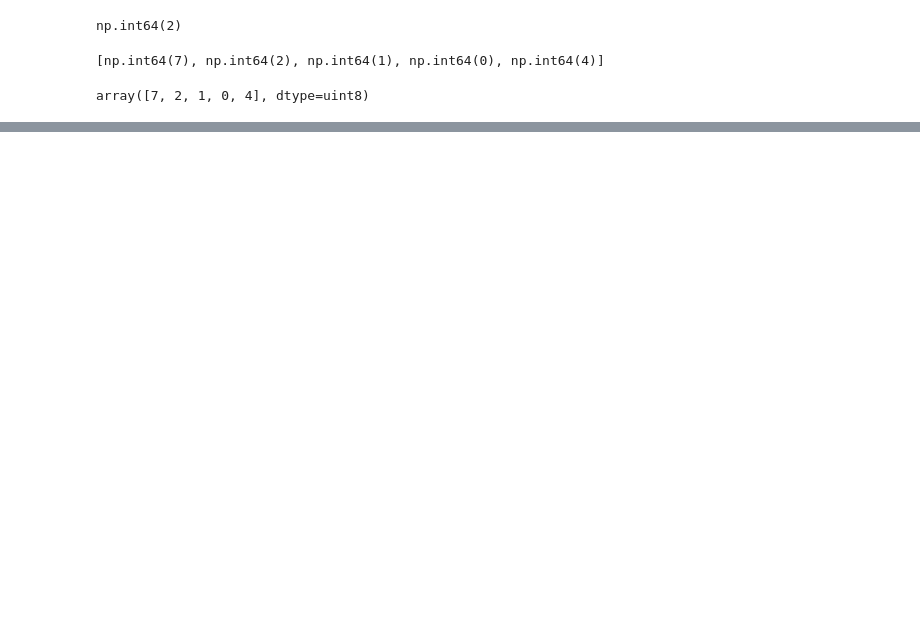
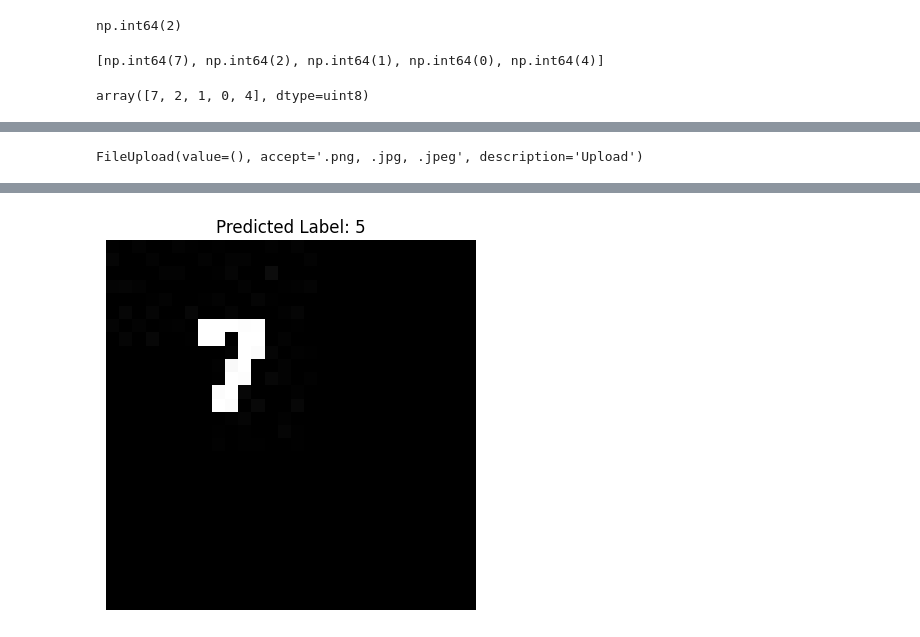
Before and after one commit to Avinash2003-11/Deep-learning, a Jupyter notebook: hnd.ipynb, the cells around one changed output, grey strips where cells are left out. Drawn from its saved outputs; the diff is of its cells as text; code cells hidden in the pictures; blank space fills up the shorter version.

Commit message:
updated handwritten digit recogonition

```diff
--- a/hnd.ipynb
+++ b/hnd.ipynb
@@ -258,0 +302,39 @@ Epoch 5/5
+# %%
+upload  = widgets.FileUpload(accept = '.png, .jpg, .jpeg', multiple = False)
+display(upload)
+# %% [output]
+FileUpload(value=(), accept='.png, .jpg, .jpeg', description='Upload')
+# %%
+import io
+from PIL import Image
+import numpy as np
+import matplotlib.pyplot as plt
+
+# Get uploaded image content
+file_info = upload.value[0]
+image_data = file_info['content']
+
+# Open and preprocess image
+img = Image.open(io.BytesIO(image_data)).convert("L")
+img = img.resize((28, 28))
+
+# Convert to numpy array and normalize
+img_array = np.array(img) / 255.0
+
+# Invert if background is white (MNIST has white digits on black background)
+if np.mean(img_array) > 0.5:
+    img_array = 1 - img_array
+
+# Reshape for CNN input: (batch, height, width, channels)
+img_array = img_array.reshape(1, 28, 28, 1)
+
+# Predict using model
+prediction = model.predict(img_array)
+predicted_label = np.argmax(prediction[0])
+
+# Display result
+plt.imshow(img_array.squeeze(), cmap='gray')  # remove batch and channel dims
+plt.title(f"Predicted Label: {predicted_label}")
+plt.axis("off")
+plt.show()
+# %% [output]
@@ -258,0 +342 @@ Epoch 5/5
+[figure, added]
```
Also changed, not shown: parts of 17 cells of this notebook, 1 other file.
